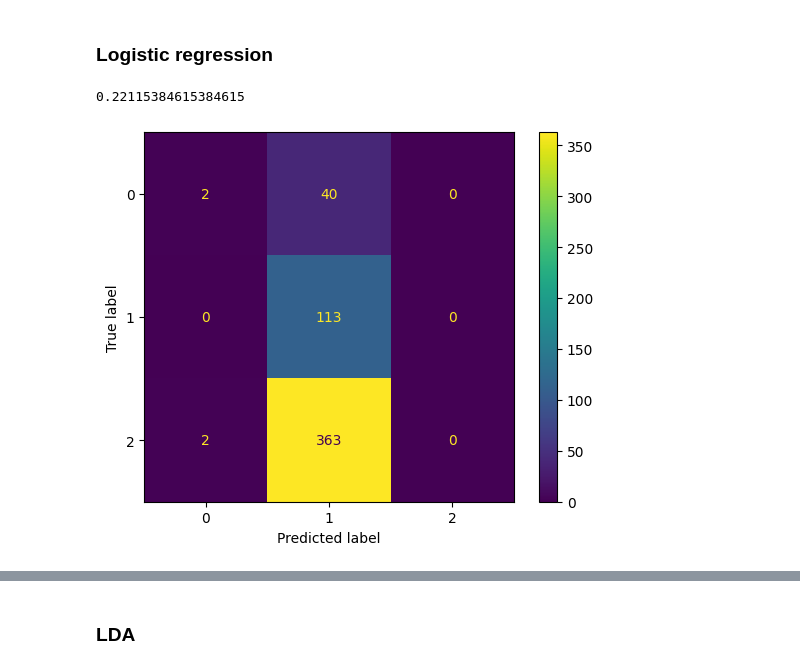
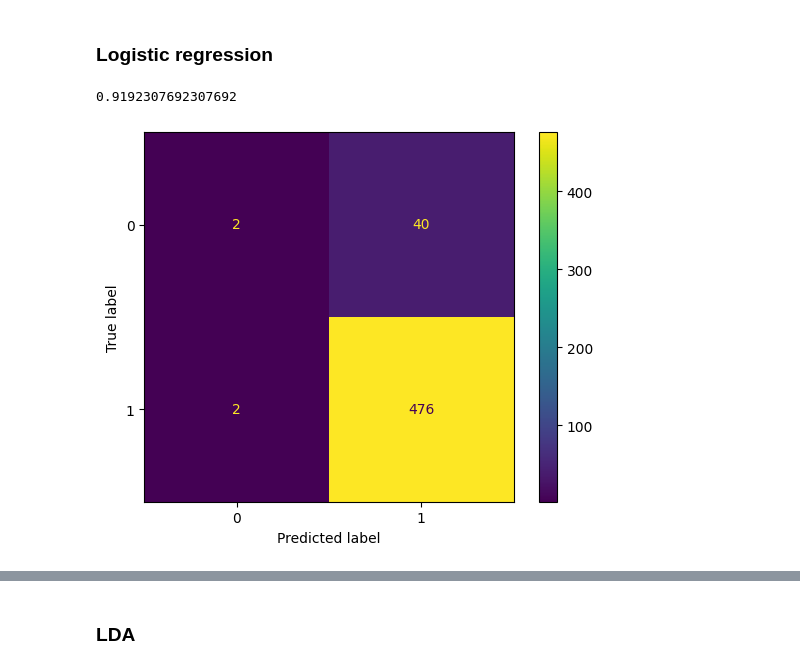
Before and after one commit to ngocmphan/survival_rate_montreal_businesses, a Jupyter notebook: survival_rate_montreal_businesses.ipynb, the cells around one changed output, grey strips where cells are left out. Saved outputs shown, nothing was run; the diff lists cells and outputs as text; code cells hidden in the pictures.

```diff
--- a/survival_rate_montreal_businesses.ipynb
+++ b/survival_rate_montreal_businesses.ipynb
@@ -404,11 +399,0 @@ y_prob = log_reg.predict_proba(x_test)
-# %%
-# Result evaluation: Location not included
-log_reg.score(x_test, y_test)
-# %% [output]
-0.22115384615384615
-# %%
-# Result evaluation: Location not included
-cm = confusion_matrix(y_test, y_pred)
-cm_display = ConfusionMatrixDisplay(cm).plot()
-# %% [output]
-[figure, removed]
@@ -414,0 +404,11 @@ cm_display = ConfusionMatrixDisplay(cm).plot()
+# %%
+# Result evaluation: Location not included
+log_reg.score(x_test, y_test_binary)
+# %% [output]
+0.9192307692307692
+# %%
+# Result evaluation: Location not included
+cm = confusion_matrix(y_test_binary, y_pred)
+cm_display = ConfusionMatrixDisplay(cm).plot()
+# %% [output]
+[figure, added]
```
Also changed, not shown: parts of 7 cells of this notebook.
